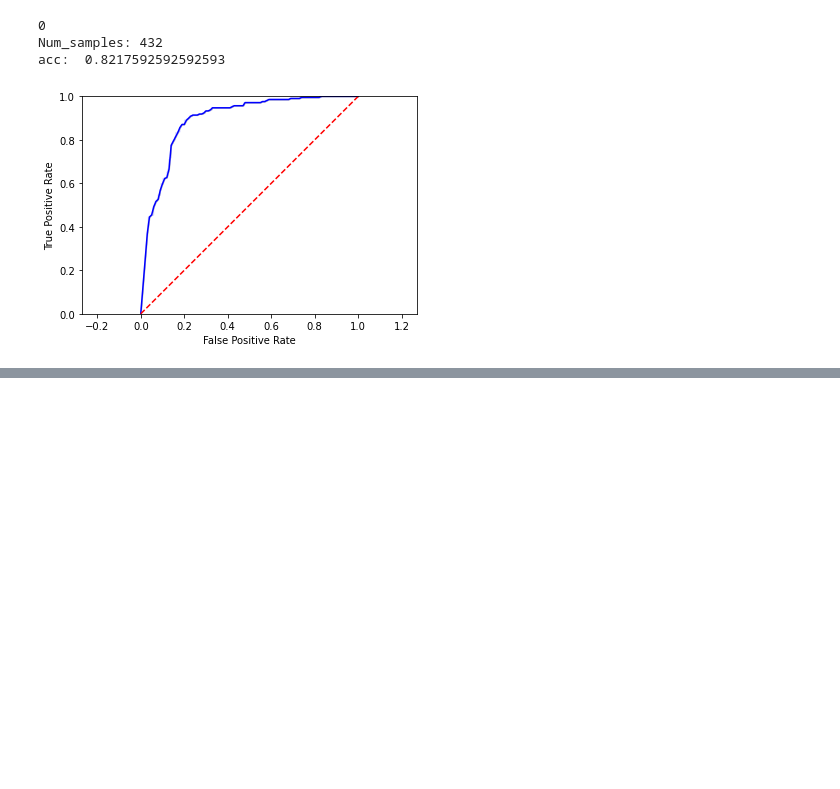
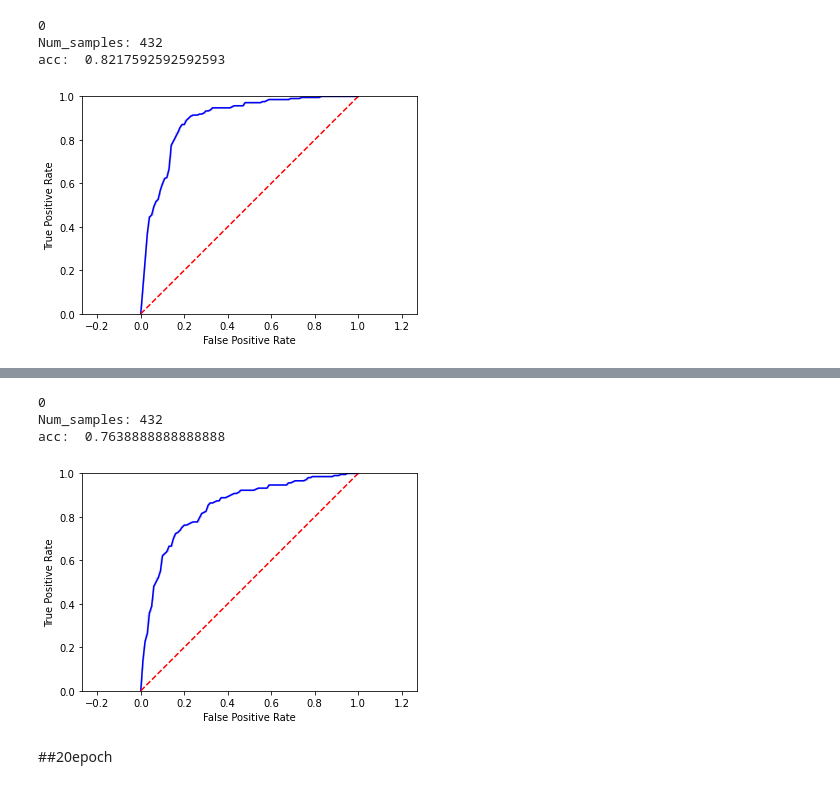
Before and after one commit to YasserElmenshawy/detect-covid-from-cough, a Jupyter notebook: first_model_with_augmantation.ipynb, the cells around one changed output, grey strips where cells are left out. Drawn from its saved outputs; the diff is of its cells as text; code cells hidden in the pictures; blank space fills up the shorter version.

```diff
--- a/first_model_with_augmantation.ipynb
+++ b/first_model_with_augmantation.ipynb
@@ -319,8 +319,8 @@ xx =xx.sample(frac = 1)
 positive = positive.sample(frac = 1)
 f_negative = f_negative.sample(frac = 1)
 # %%
-covid_TotData_train = covid_TotData[:int(0.8*len(covid_TotData))]   # split 80, 10, 10
-covid_TotData_test = covid_TotData[ int(0.8*len(covid_TotData)): int(0.9*len(covid_TotData))]    #covid_TotData = 441 ... 308,66,67
+covid_TotData_train = covid_TotData[:int(0.7*len(covid_TotData))]   # split 80, 10, 10
+covid_TotData_test = covid_TotData[ int(0.7*len(covid_TotData)): int(0.9*len(covid_TotData))]    #covid_TotData = 441 ... 308,66,67
 covid_TotData_val = covid_TotData[ int(0.9*len(covid_TotData)) :]
 
 
@@ -328,20 +328,20 @@ healthy_TotData_train = healthy_TotData[:int(0.8*len(healthy_TotData))]   #covid
 healthy_TotData_test = healthy_TotData[ int(0.8*len(healthy_TotData)): int(0.9*len(healthy_TotData))]
 healthy_TotData_val = healthy_TotData[ int(0.9*len(healthy_TotData)) :]
 
-aug_covid_samples_train = yy[:int(0.8*len(yy))]   #yy = 434
-aug_covid_samples_test = yy[ int(0.8*len(yy)): int(0.9*len(yy))]
+aug_covid_samples_train = yy[:int(0.9*len(yy))]   #yy = 434
+#aug_covid_samples_test = yy[ int(0.8*len(yy)): int(0.9*len(yy))]
 aug_covid_samples_val = yy[ int(0.9*len(yy)) :]
 
 
 
-aug_positive_samples_train = xx[:int(0.8*len(xx))]   #xx = 521
-aug_positive_samples_test = xx[ int(0.8*len(xx)): int(0.9*len(xx))]
+aug_positive_samples_train = xx[:int(0.9*len(xx))]   #xx = 681
+#aug_positive_samples_test = xx[ int(0.8*len(xx)): int(0.9*len(xx))]
 aug_positive_samples_val = xx[ int(0.9*len(xx)) :]
 
 
 
-positive_samples_train = positive[:int(0.8*len(positive))]    #positive = 522
-positive_samples_test = positive[ int(0.8*len(positive)): int(0.9*len(positive))]
+positive_samples_train = positive[:int(0.7*len(positive))]    #positive = 678
+positive_samples_test = positive[ int(0.7*len(positive)): int(0.9*len(positive))]
 positive_samples_val = positive[ int(0.9*len(positive)) :]
 
 
@@ -368,7 +369,8 @@ frame2 = [covid_TotData_val,healthy_TotData_val,aug_covid_samples_val,aug_positi
 Data_val = pd.concat(frame2)
 
 # test Data
-frame3 = [covid_TotData_test,healthy_TotData_test,aug_covid_samples_test,aug_positive_samples_test,positive_samples_test,negative_samples_test]
+#frame3 = [covid_TotData_test,healthy_TotData_test,aug_covid_samples_test,aug_positive_samples_test,positive_samples_test,negative_samples_test]
+frame3 = [covid_TotData_test,healthy_TotData_test,positive_samples_test,negative_samples_test]
 Data_test = pd.concat(frame3)
 print(len(Data_train) , len(Data_val) , len(Data_test))
 # %% [output]
@@ -1421,0 +1545,60 @@ acc:  0.8217592592592593
+# %%
+# Calculate ROC curves for each run
+from sklearn.metrics import roc_curve
+import matplotlib.pyplot as plt
+from scipy import interp
+import sklearn
+
+# EDIT MODEL PATHS TO USE
+models = {0: '/content/models/0/050--1.181--0.047.hdf5'
+          }
+
+tprs = []
+base_fpr = np.linspace(0, 1, 101)
+for iii in range(1):
+  print(iii)
+
+  test_features= DATA_test[RUN]['MFCCS'][:]
+  test_extra   = DATA_test[RUN]['EXTRA'][:]
+  test_imgs    = DATA_test[RUN]['MEL'][:]
+  test_labels  = DATA_test[RUN]['LABELS'][:]
+
+  TEST          = TripleInputGenerator(test_features,test_imgs,test_extra,test_labels,batch_size=48,target_size=(64,64))
+
+  model = keras.models.load_model(models[iii])
+  y_score = model.predict(TEST)
+  fpr, tpr, _ = roc_curve(test_labels[:len(y_score)], y_score)
+  print('Num_samples:', len(y_score))
+
+  print('acc: ', sklearn.metrics.accuracy_score(test_labels[:len(y_score)], y_score>0.5))
+
+  plt.plot(fpr, tpr, 'b', alpha=0.15)
+  tpr = interp(base_fpr, fpr, tpr)
+  tpr[0] = 0.0
+  tprs.append(tpr)
+
+tprs = np.array(tprs)
+mean_tprs = tprs.mean(axis=0)
+std = tprs.std(axis=0)
+
+tprs_upper = np.minimum(mean_tprs + std, 1)
+tprs_lower = mean_tprs - std
+
+plt.plot(base_fpr, mean_tprs, 'b')
+plt.fill_between(base_fpr, tprs_lower, tprs_upper, color='grey', alpha=0.3)
+
+plt.plot([0, 1], [0, 1],'r--')
+plt.xlim([0, 1])
+plt.ylim([0, 1])
+plt.ylabel('True Positive Rate')
+plt.xlabel('False Positive Rate')
+plt.axes().set_aspect('equal', 'datalim')
+plt.savefig('roc_curve.png')
+plt.show()
+# %% [output]
+0
+Num_samples: 432
+acc:  0.7638888888888888
+[figure, added]
+# %% [markdown]
+##20epoch
```
Also changed, not shown: parts of 28 cells of this notebook.
